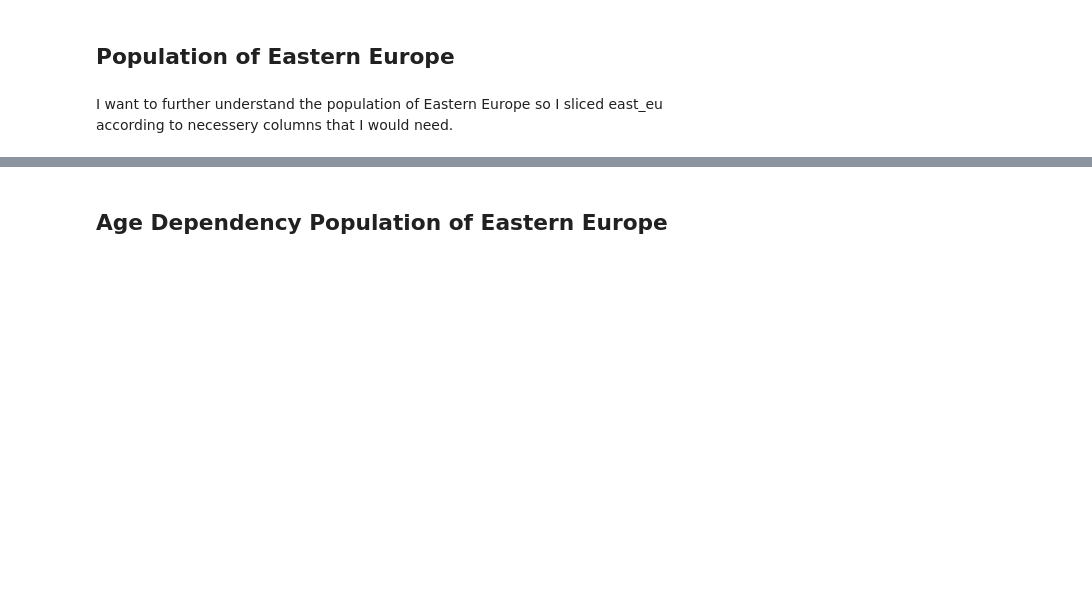
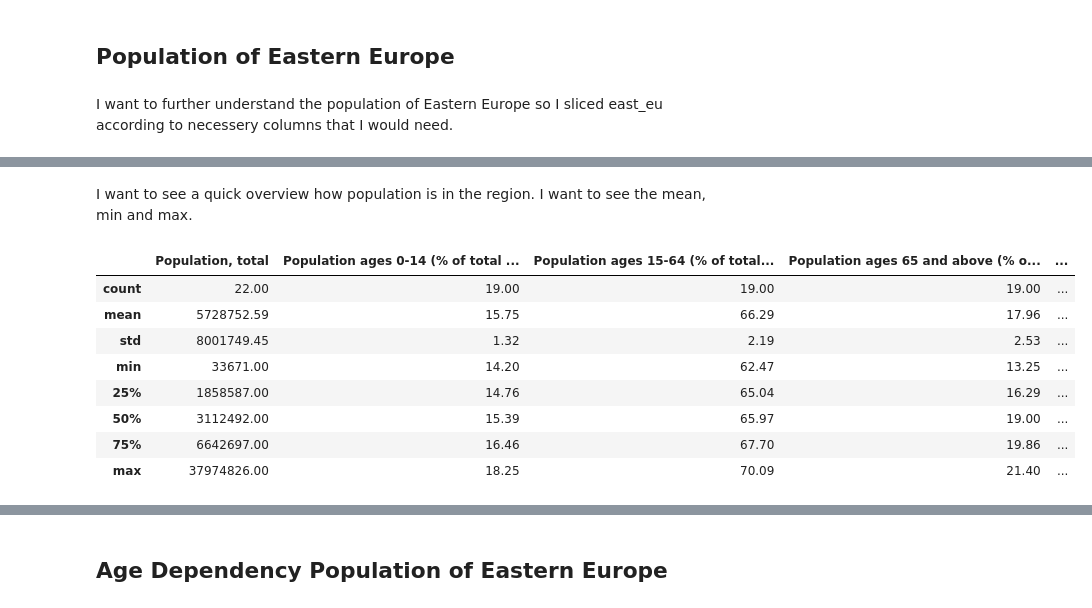
Before and after one commit to isidorachavez/Eastern-Europe-Analysis, a Jupyter notebook: Isidora Chavez_Eastern Europe_GH.ipynb, the cells around one changed output, grey strips where cells are left out. Cells and saved outputs as stored; diff of their text form; code cells hidden in the pictures; blank space fills up the shorter version.

```diff
--- a/Isidora Chavez_Eastern Europe_GH.ipynb
+++ b/Isidora Chavez_Eastern Europe_GH.ipynb
@@ -278,3 +278,19 @@ population
 | 176 | Slovakia | 5439232.0 | 15.337726 | 69.581251 | 15.081022 | ... |
 | 177 | Slovenia | 2066388.0 | 14.902181 | 66.074502 | 19.023316 | ... |
 | 187 | Sweden | 10057698.0 | 17.495166 | 62.513418 | 19.991416 | ... |
+# %% [markdown]
+I want to see a quick overview how population is in the region. I want to see the mean, min and max.
+# %%
+#Use of describe() to see quick overview of population of Eastern Europe
+east_eu_pop_describe = population.describe().round(2)
+east_eu_pop_describe
+# %% [output]
+|  | Population, total | Population ages 0-14 (% of total ... | Population ages 15-64 (% of total... | Population ages 65 and above (% o... | ... |
+| count | 22.00 | 19.00 | 19.00 | 19.00 | ... |
+| mean | 5728752.59 | 15.75 | 66.29 | 17.96 | ... |
+| std | 8001749.45 | 1.32 | 2.19 | 2.53 | ... |
+| min | 33671.00 | 14.20 | 62.47 | 13.25 | ... |
+| 25% | 1858587.00 | 14.76 | 65.04 | 16.29 | ... |
+| 50% | 3112492.00 | 15.39 | 65.97 | 19.00 | ... |
+| 75% | 6642697.00 | 16.46 | 67.70 | 19.86 | ... |
+| max | 37974826.00 | 18.25 | 70.09 | 21.40 | ... |
```
Also changed, not shown: parts of 2 cells of this notebook.
